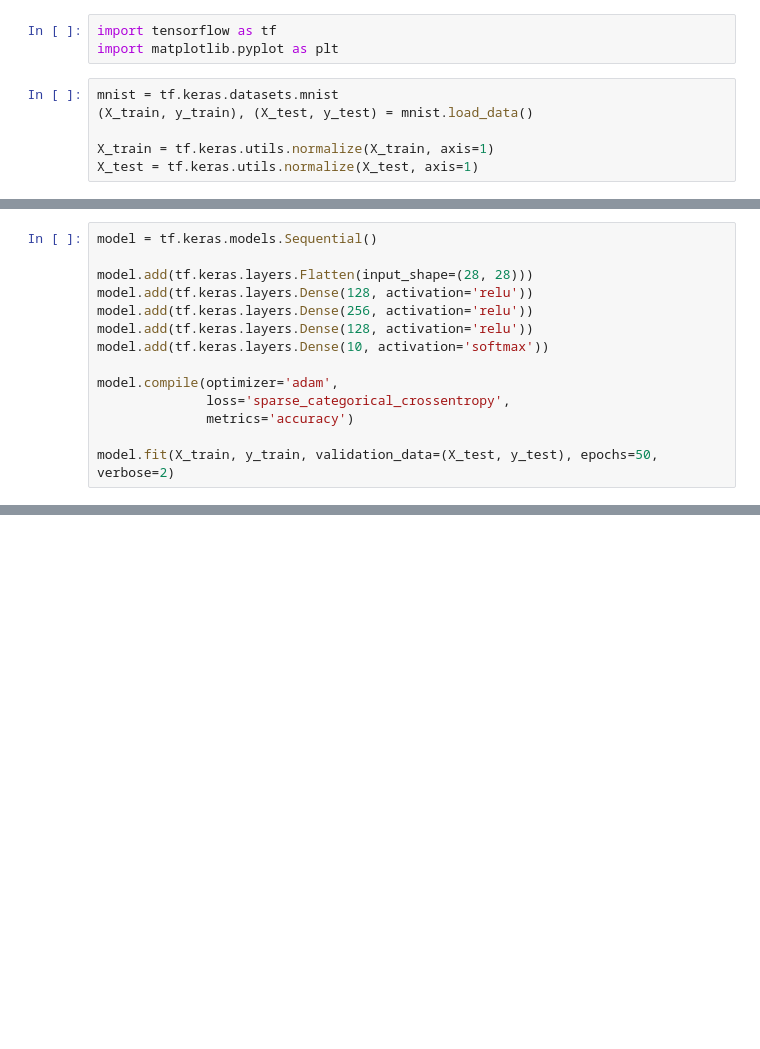
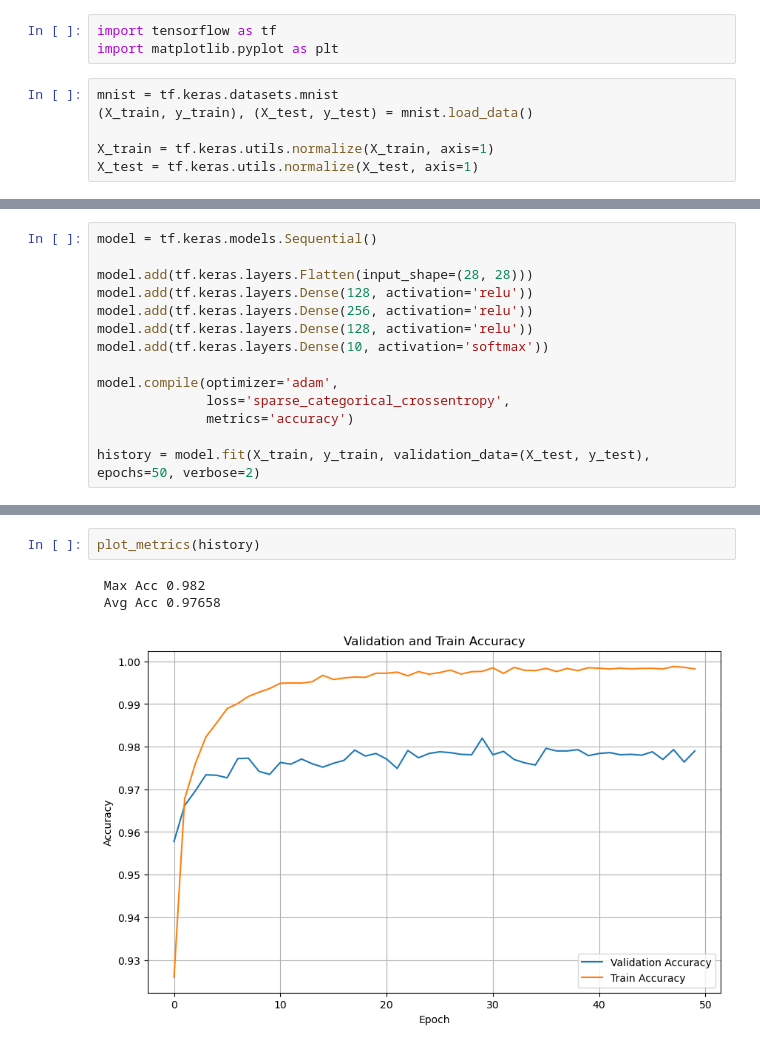
Before and after one commit to AtharvaTaras/ML-Projects, a Jupyter notebook: Handwritten Digit Recognition/Untitled.ipynb, the cells around one changed output, grey strips where cells are left out. Drawn from its saved outputs; the diff is of its cells as text; blank space fills up the shorter version.

```diff
--- a/Handwritten Digit Recognition/Untitled.ipynb
+++ b/Handwritten Digit Recognition/Untitled.ipynb
@@ -64,6 +73,6 @@ model.compile(optimizer='adam',
               loss='sparse_categorical_crossentropy',
               metrics='accuracy')
 
-model.fit(X_train, y_train, validation_data=(X_test, y_test), epochs=50, verbose=2)
+history = model.fit(X_train, y_train, validation_data=(X_test, y_test), epochs=50, verbose=2)
 # %% [output]
 Epoch 1/50
@@ -86,0 +95,6 @@ Epoch 50/50
+# %%
+plot_metrics(history)
+# %% [output]
+ Max Acc 0.982
+ Avg Acc 0.97658
+[figure, added]
```
Also changed, not shown: parts of 7 cells of this notebook.
